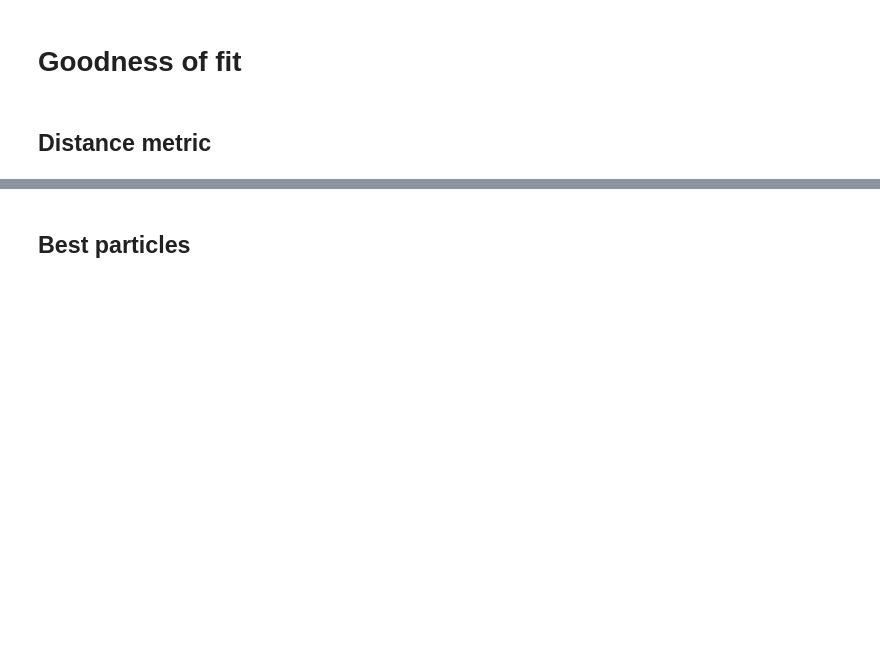
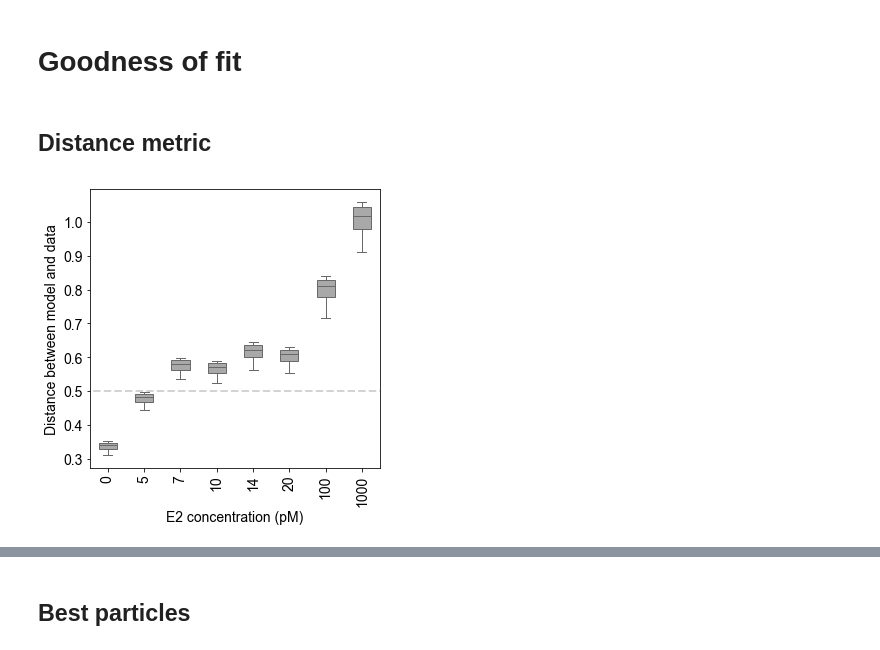
Before and after one commit to baumgast/gene_transcription_SMC_ABC, a Jupyter notebook: figure_3.ipynb, the cells around one changed output, grey strips where cells are left out. Drawn from its saved outputs; the diff is of its cells as text; code cells hidden in the pictures; blank space fills up the shorter version.

```diff
--- a/figure_3.ipynb
+++ b/figure_3.ipynb
@@ -62,3 +152,30 @@ smc_1000pM_115 = np.load(path_fits+'smc_1000pM_115.npy')
 # Goodness of fit
 # %% [markdown]
 ## Distance metric
+# %%
+def fig_EV3_distance(smc_dist,
+                    conc = ['0','5','7','10','14','20','100','1000'],
+                    save=[False]):
+    dist = []
+
+    for smc in smc_dist:
+        dist.append(smc[:,-1])
+
+    fig,ax = pl.subplots(1,1, figsize = (5,5))
+
+    bp = ax.boxplot(dist, patch_artist=True, whis = [5,95], showfliers=False)
+    nice_boxplots(bp)
+    ax.set_ylabel('Distance between model and data')
+    ax.set_xticklabels(conc, rotation = 90)
+    ax.set_xlabel('E2 concentration (pM)')
+
+    ax.plot([0,9],[0.5,0.5],'--',lw = 2, color = 'lightgrey')
+
+    pl.tight_layout()
+    if save[0] == True:
+        pl.savefig(save[1] + save[2], dpi=save[3])
+# %%
+smc_dist = [smc_0pM[2],smc_5pM[2],smc_7pM[2],smc_10pM[2],smc_14pM[2],smc_20pM[2],smc_100pM[2],smc_1000pM[2]]
+fig_EV3_distance(smc_dist)
+# %% [output]
+[figure, added]
```
Also changed, not shown: parts of 8 cells of this notebook, 2 other files.
